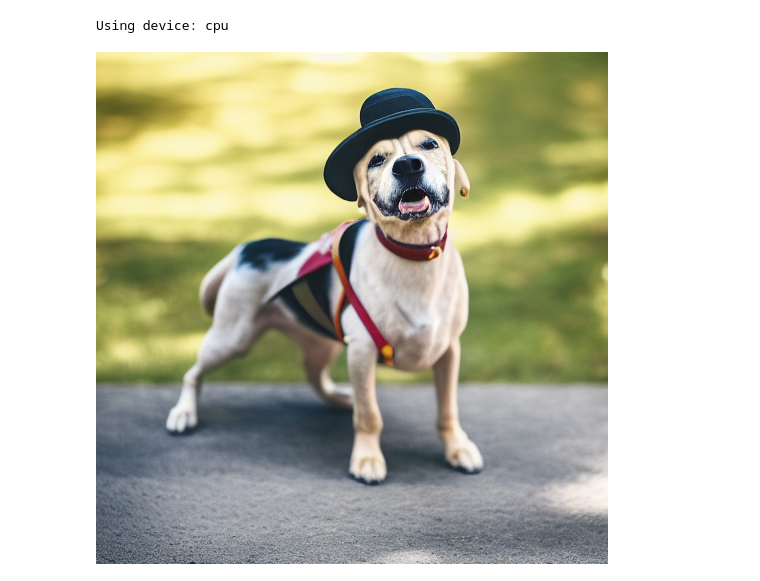
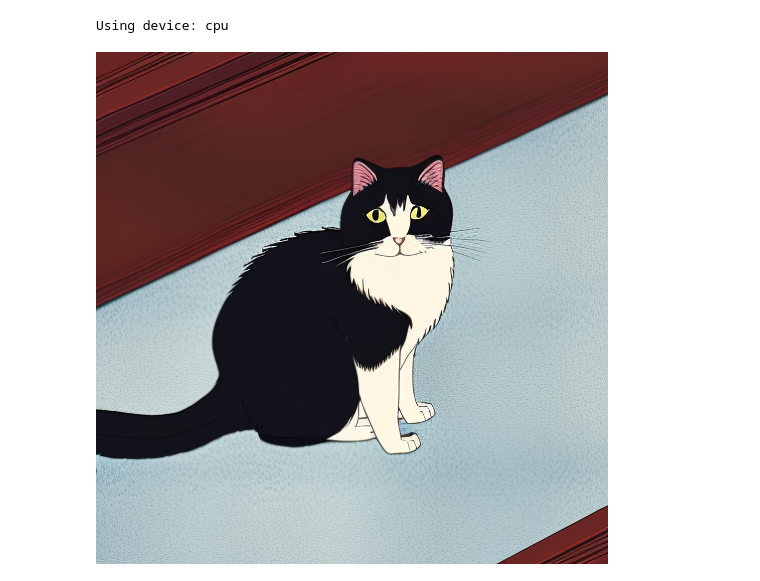
Before and after one commit to whdah2326/paper_review, a Jupyter notebook: stable_diffusion/code/demo.ipynb, the cells around one changed output. Saved outputs shown, nothing was run; the diff lists cells and outputs as text; code cells hidden in the pictures.

```diff
--- a/stable_diffusion/code/demo.ipynb
+++ b/stable_diffusion/code/demo.ipynb
@@ -18,16 +18,18 @@ elif (torch.has_mps or torch.backends.mps.is_available()) and ALLOW_MPS:
 print(f"Using device: {DEVICE}")
 
 tokenizer = CLIPTokenizer("../data/tokenizer_vocab.json", merges_file="../data/tokenizer_merges.txt")
-model_file = "../data/v1-5-pruned-emaonly.ckpt"
+# model_file = "../data/v1-5-pruned-emaonly.ckpt"
+model_file = "../data/ghibli-diffusion-v1.ckpt"
+
 models = model_loader.preload_models_from_standard_weights(model_file, DEVICE)
 
 ## TEXT TO IMAGE
 
 ## imge-to-image prompt with input_image
-prompt = "A dog wearing a hat, on the ground, highly detailed, ultra sharp, cinematic, 100mm lens, 8k resolution."
+# prompt = "A dog wearing a hat, on the ground, highly detailed, ultra sharp, cinematic, 100mm lens, 8k resolution, Ghibli style."
 
 ## text-to-image
-# prompt = "A cat stretching on the floor, highly detailed, ultra sharp, cinematic, 100mm lens, 8k resolution."
+prompt = "A cat stretching on the floor, highly detailed, ultra sharp, cinematic, 100mm lens, 8k resolution, ghibli"
 uncond_prompt = ""  # Also known as negative prompt
 do_cfg = True
 cfg_scale = 9  # min: 1, max: 14
@@ -37,35 +39,35 @@ cfg_scale = 9  # min: 1, max: 14
 input_image = None
 # Comment to disable image to image
 image_path = "../images/welsh_corgi.jpg"
-input_image = Image.open(image_path)
+# input_image = Image.open(image_path)
 # Higher values means more noise will be added to the input image, so the result will further from the input image.
 # Lower values means less noise is added to the input image, so output will be closer to the input image.
 strength = 0.8 ## 높을수록 원본 이미지 소실 증가.
 
 ## SAMPLER
 
 sampler = "ddpm"
 num_inference_steps = 50
 seed = 92
 
 output_image = pipeline.generate(
     prompt=prompt,
     uncond_prompt=uncond_prompt,
     input_image=input_image,
     strength=strength,
     do_cfg=do_cfg,
     cfg_scale=cfg_scale,
     sampler_name=sampler,
     n_inference_steps=num_inference_steps,
     seed=seed,
     models=models,
     device=DEVICE,
     idle_device="cpu",
     tokenizer=tokenizer,
 )
 
 # Combine the input image and the output image into a single image.
 Image.fromarray(output_image)
 # %% [output]
 Using device: cpu
-[figure, old version]
+[figure, new version]
```
Also changed, not shown: 14 other files.
